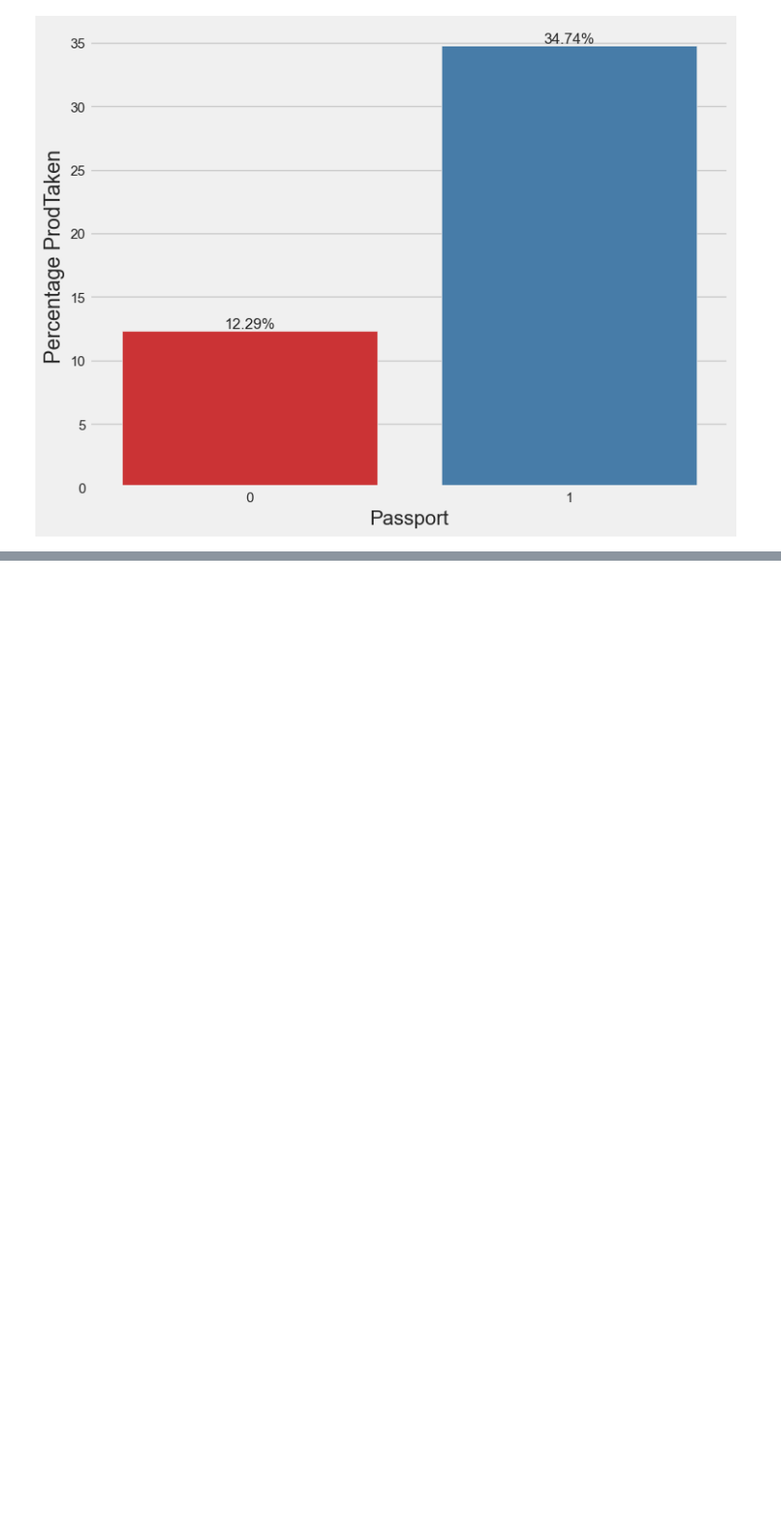
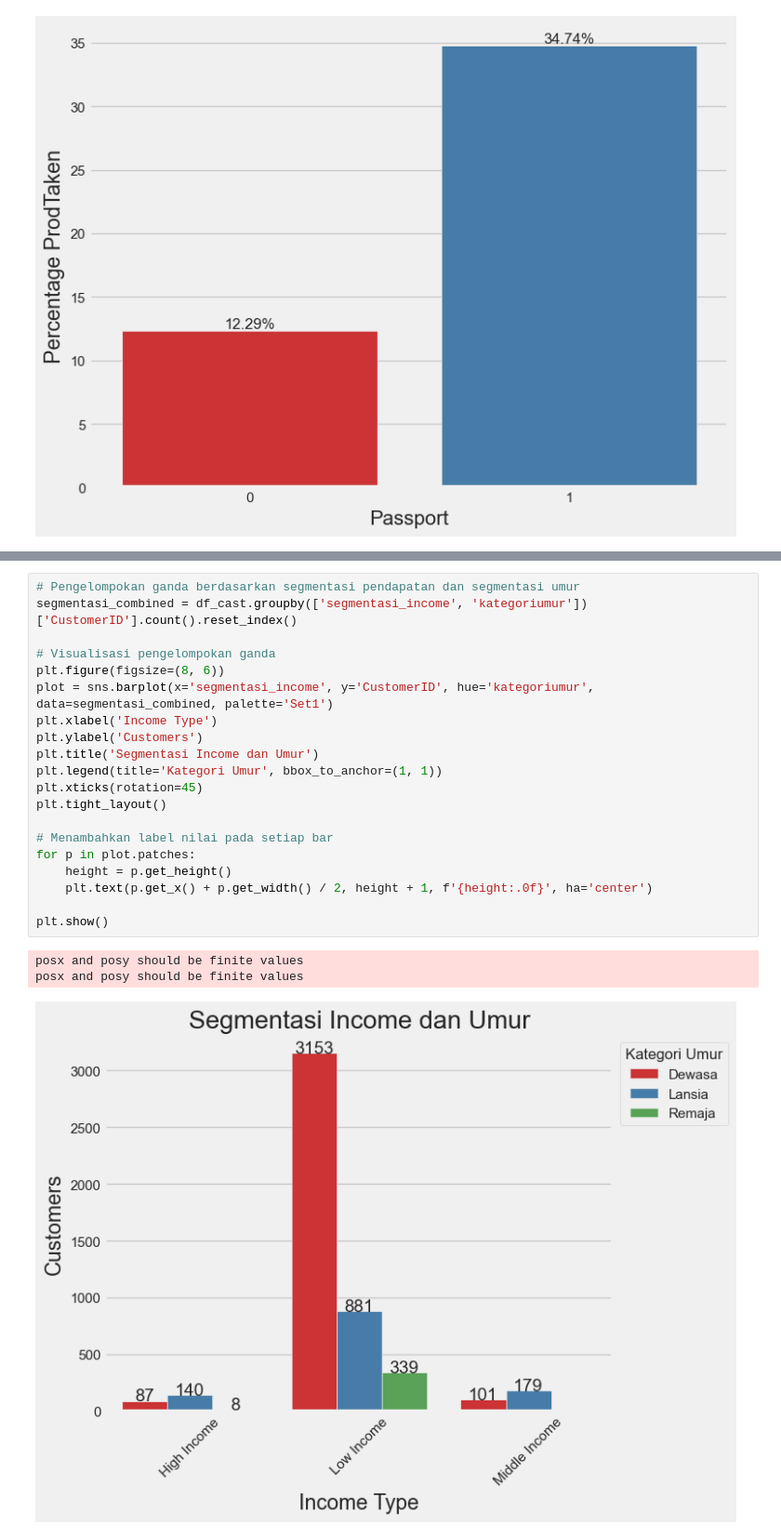
Before and after one commit to damaraira/ByteBenders, a Jupyter notebook: Updated_Holiday_packages_lim.ipynb, the cells around one changed output, grey strips where cells are left out. Shown at 93% size. Drawn from its saved outputs; the diff is of its cells as text; blank space fills up the shorter version.

```diff
--- a/Updated_Holiday_packages_lim.ipynb
+++ b/Updated_Holiday_packages_lim.ipynb
@@ -698,0 +785,24 @@ plt.show()
+# %%
+# Pengelompokan ganda berdasarkan segmentasi pendapatan dan segmentasi umur
+segmentasi_combined = df_cast.groupby(['segmentasi_income', 'kategoriumur'])['CustomerID'].count().reset_index()
+
+# Visualisasi pengelompokan ganda
+plt.figure(figsize=(8, 6))
+plot = sns.barplot(x='segmentasi_income', y='CustomerID', hue='kategoriumur', data=segmentasi_combined, palette='Set1')
+plt.xlabel('Income Type')
+plt.ylabel('Customers')
+plt.title('Segmentasi Income dan Umur')
+plt.legend(title='Kategori Umur', bbox_to_anchor=(1, 1))
+plt.xticks(rotation=45)
+plt.tight_layout()
+
+# Menambahkan label nilai pada setiap bar
+for p in plot.patches:
+    height = p.get_height()
+    plt.text(p.get_x() + p.get_width() / 2, height + 1, f'{height:.0f}', ha='center')
+
+plt.show()
+# %% [output]
+posx and posy should be finite values
+posx and posy should be finite values
+[figure, added]
```
Also changed, not shown: parts of 23 cells of this notebook.
